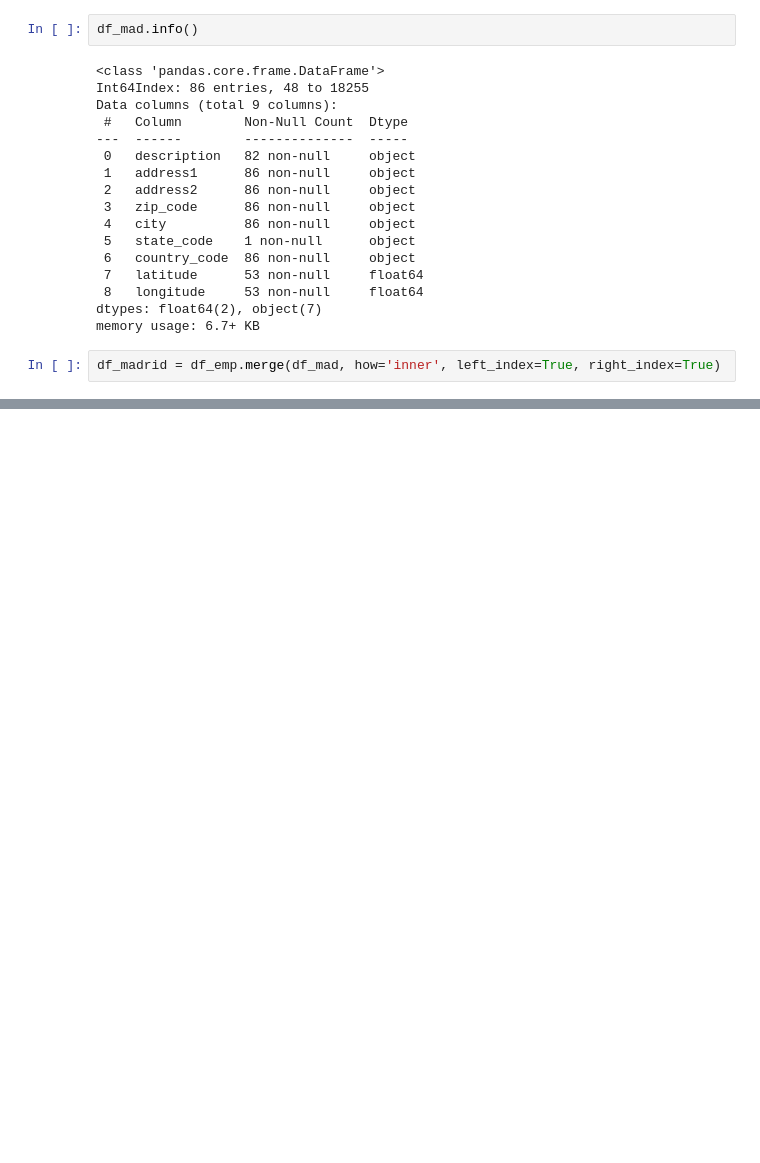
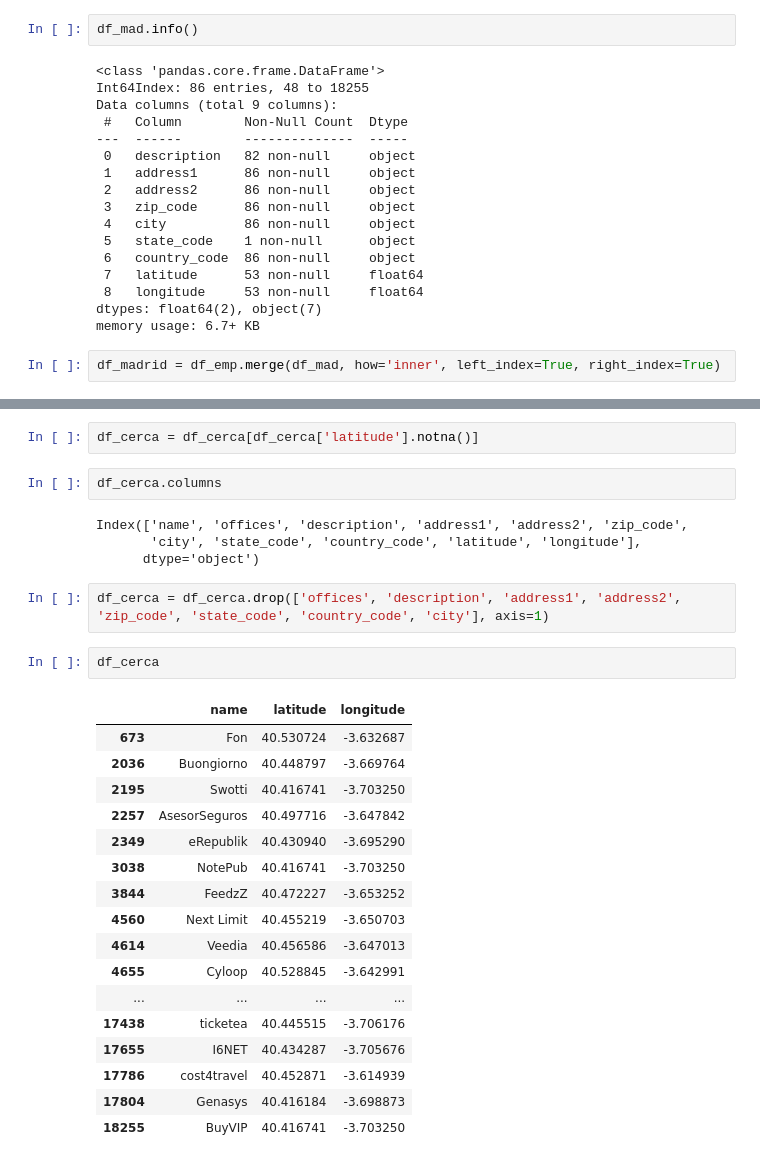
Before and after one commit to 4tolon/TheCompanyLocator, a Jupyter notebook: notebooks/OfiMongo.ipynb, the cells around one changed output, grey strips where cells are left out. Cells and saved outputs as stored; diff of their text form; blank space fills up the shorter version.

```diff
--- a/notebooks/OfiMongo.ipynb
+++ b/notebooks/OfiMongo.ipynb
@@ -177,0 +120,30 @@ NameError: name 'requests' is not defined
+# %%
+df_cerca = df_cerca[df_cerca['latitude'].notna()]
+# %%
+df_cerca.columns
+# %% [output]
+Index(['name', 'offices', 'description', 'address1', 'address2', 'zip_code',
+       'city', 'state_code', 'country_code', 'latitude', 'longitude'],
+      dtype='object')
+# %%
+df_cerca = df_cerca.drop(['offices', 'description', 'address1', 'address2', 'zip_code', 'state_code', 'country_code', 'city'], axis=1)
+# %%
+df_cerca
+# %% [output]
+|  | name | latitude | longitude |
+| 673 | Fon | 40.530724 | -3.632687 |
+| 2036 | Buongiorno | 40.448797 | -3.669764 |
+| 2195 | Swotti | 40.416741 | -3.703250 |
+| 2257 | AsesorSeguros | 40.497716 | -3.647842 |
+| 2349 | eRepublik | 40.430940 | -3.695290 |
+| 3038 | NotePub | 40.416741 | -3.703250 |
+| 3844 | FeedzZ | 40.472227 | -3.653252 |
+| 4560 | Next Limit | 40.455219 | -3.650703 |
+| 4614 | Veedia | 40.456586 | -3.647013 |
+| 4655 | Cyloop | 40.528845 | -3.642991 |
+| ... | ... | ... | ... |
+| 17438 | ticketea | 40.445515 | -3.706176 |
+| 17655 | I6NET | 40.434287 | -3.705676 |
+| 17786 | cost4travel | 40.452871 | -3.614939 |
+| 17804 | Genasys | 40.416184 | -3.698873 |
+| 18255 | BuyVIP | 40.416741 | -3.703250 |
```
Also changed, not shown: parts of 13 cells of this notebook, 12 other files.
